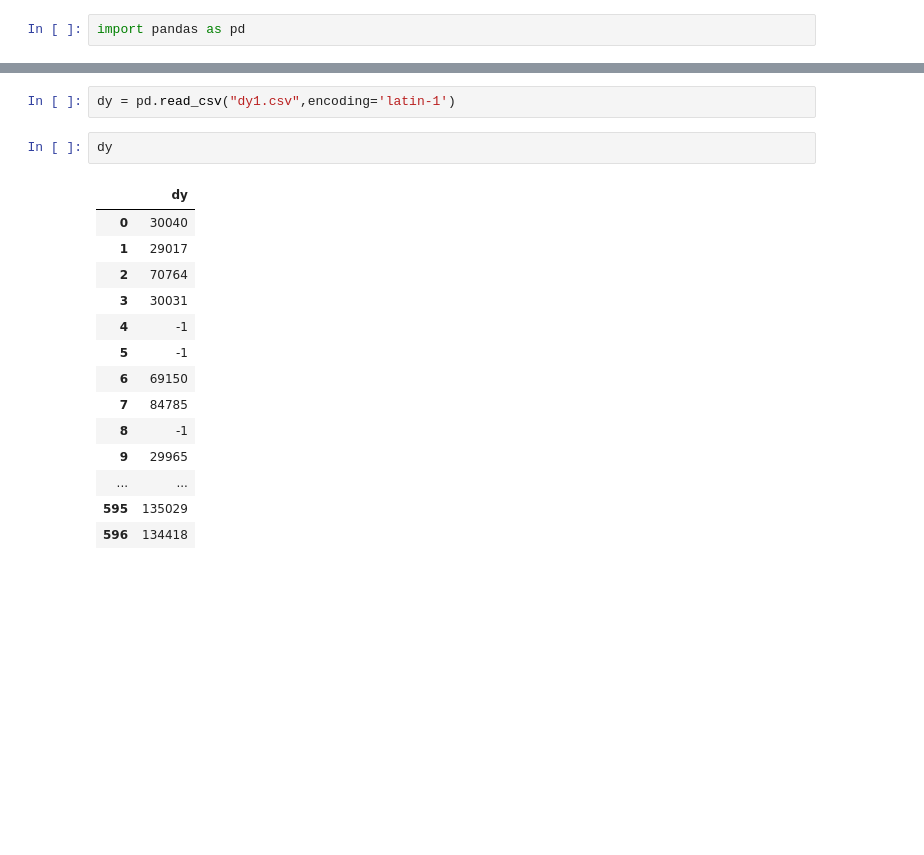
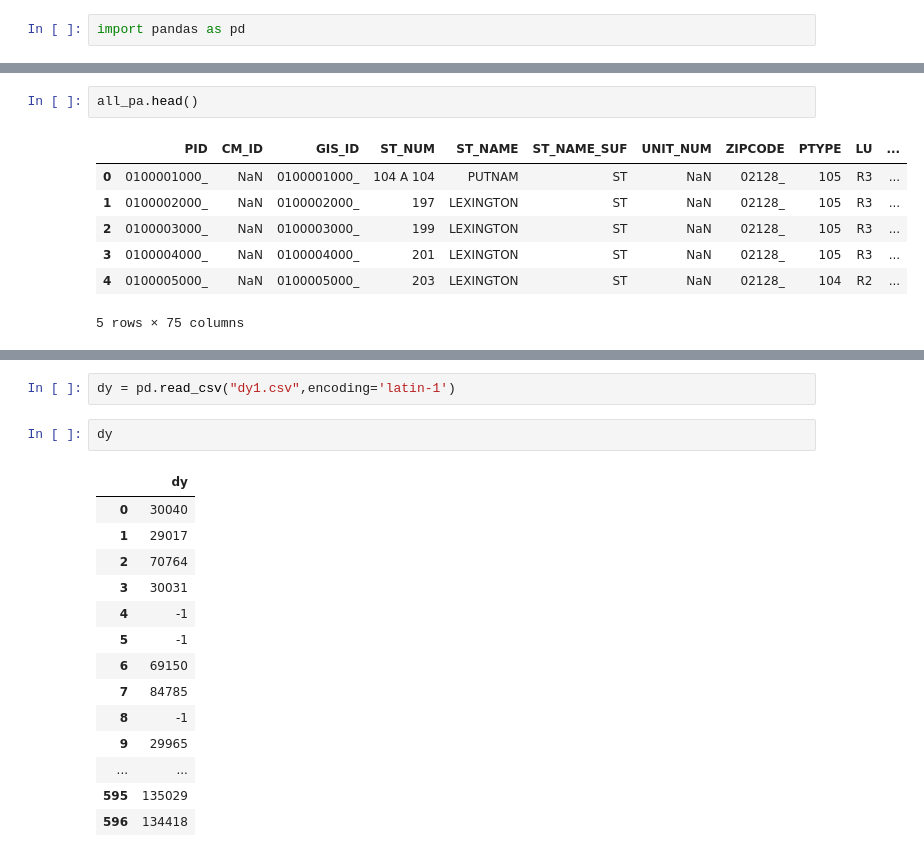
Before and after one commit to CoryVegan/Estimation-of-Energy-Use-Intensity-of-Buildings, a Jupyter notebook: berdo pa Integration/Integration_600_1200.ipynb, the cells around one changed output, grey strips where cells are left out. Saved outputs shown, nothing was run; the diff lists cells and outputs as text; blank space fills up the shorter version.

```diff
--- a/Untitled.ipynb
+++ b/berdo pa Integration/Integration_600_1200.ipynb
@@ -47 +6,11 @@ all_pa
+# %%
+all_pa.head()
+# %% [output]
+|  | PID | CM_ID | GIS_ID | ST_NUM | ST_NAME | ST_NAME_SUF | UNIT_NUM | ZIPCODE | PTYPE | LU | ... |
+| 0 | 0100001000_ | NaN | 0100001000_ | 104 A 104 | PUTNAM | ST | NaN | 02128_ | 105 | R3 | ... |
+| 1 | 0100002000_ | NaN | 0100002000_ | 197 | LEXINGTON | ST | NaN | 02128_ | 105 | R3 | ... |
+| 2 | 0100003000_ | NaN | 0100003000_ | 199 | LEXINGTON | ST | NaN | 02128_ | 105 | R3 | ... |
+| 3 | 0100004000_ | NaN | 0100004000_ | 201 | LEXINGTON | ST | NaN | 02128_ | 105 | R3 | ... |
+| 4 | 0100005000_ | NaN | 0100005000_ | 203 | LEXINGTON | ST | NaN | 02128_ | 104 | R2 | ... |
+5 rows × 75 columns
 # %%
```
Also changed, not shown: parts of 10 cells of this notebook, 16 other files.
